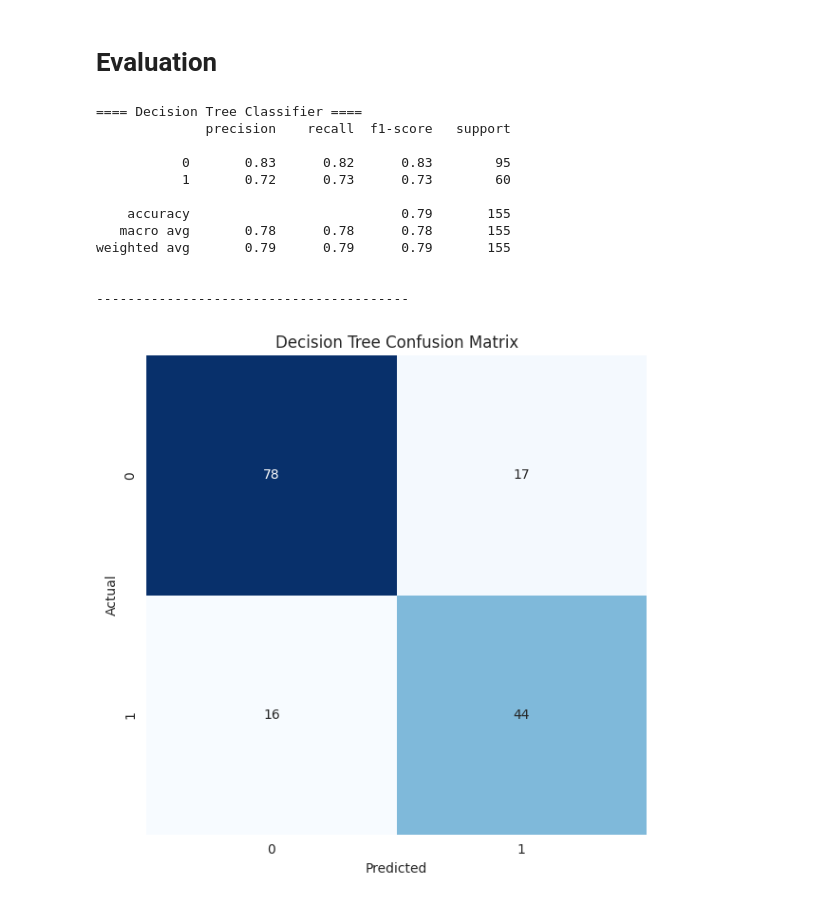
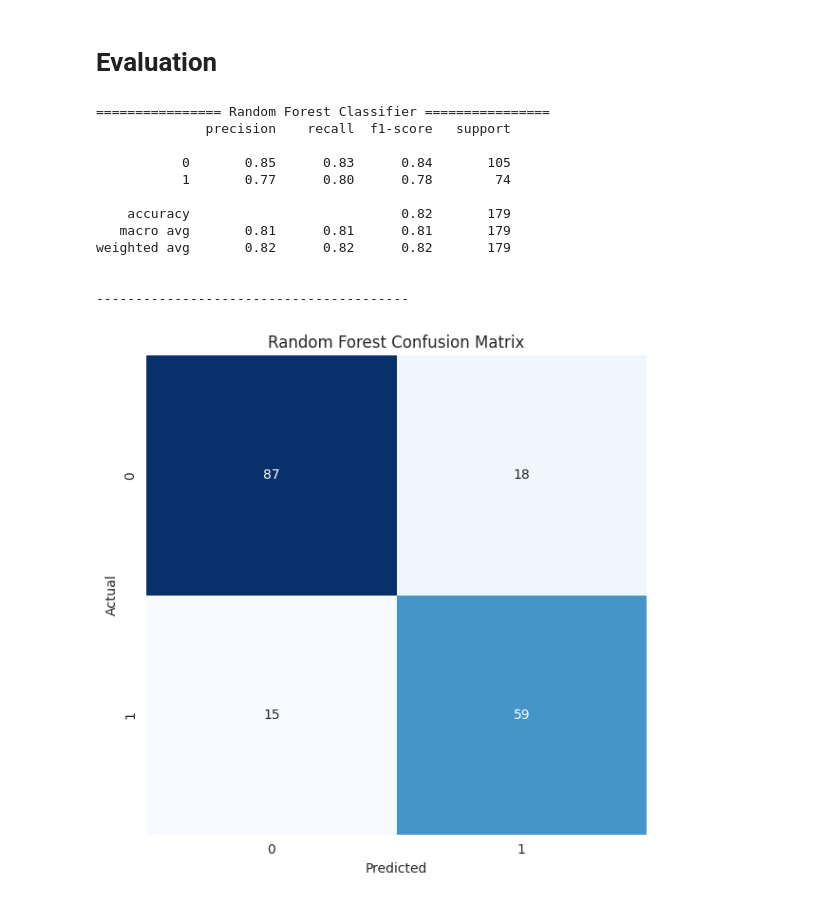
Before and after one commit to nelsooooon/titanic-survival-prediction, a Jupyter notebook: src/titanic_survival_prediction.ipynb, the cells around one changed output. Drawn from its saved outputs; the diff is of its cells as text; code cells hidden in the pictures.

```diff
--- a/src/titanic_survival_prediction.ipynb
+++ b/src/titanic_survival_prediction.ipynb
@@ -344,0 +236,6 @@ Histogram setelah standarisasi:
+# %%
+preprocessor = Pipeline(steps=[
+    ('feature_engineer', FeatureEngineer()),
+    ('feature_dropper', FeatureDropper()),
+    ('transformer', transformer)
+])
@@ -344,0 +244,11 @@ Histogram setelah standarisasi:
+# %%
+X = df.drop(columns=target_column)
+y = df[target_column]
+
+X = preprocessor.fit_transform(X)
+feature_names = preprocessor.named_steps['transformer'].get_feature_names_out()
+
+df_train = pd.DataFrame(X, columns=feature_names)
+df_train[target_column] = y.reset_index(drop=True)
+
+df_train.sample(5)
@@ -345,2 +262,7 @@ Histogram setelah standarisasi:
+# %%
+X = df_train.drop(columns=target_column)
+y = df_train['Survived']
+
+X_train, X_test, y_train, y_test = train_test_split(X, y, test_size=0.2, random_state=42)
 # %% [markdown]
 # **Modelling**
@@ -352,3 +268,0 @@ X_train, X_test, y_train, y_test = train_test_split(X, y, test_size=0.2, random_
-# %%
-model_dt = DecisionTreeClassifier(random_state=42)
-model_dt.fit(X_train, y_train)
@@ -362,32 +274,32 @@ RandomForestClassifier(random_state=42)
 # %% [markdown]
 # **Evaluation**
 # %%
-y_pred_dt = model_dt.predict(X_test)
-cm_dt = confusion_matrix(y_test, y_pred_dt)
+y_pred_rf = model_rf.predict(X_test)
+cm_rf = confusion_matrix(y_test, y_pred_rf)
 
-print("==== Decision Tree Classifier ====")
-print(classification_report(y_test, y_pred_dt))
+print("================ Random Forest Classifier ================")
+print(classification_report(y_test, y_pred_rf))
 print("\n" + "-"*40 + "\n")
 
 fig, ax = plt.subplots(figsize=(6, 6))
-sns.heatmap(cm_dt, annot=True, fmt='d', cmap='Blues', cbar=False, ax=ax)
-ax.set_title('Decision Tree Confusion Matrix')
+sns.heatmap(cm_rf, annot=True, fmt='d', cmap='Blues', cbar=False, ax=ax)
+ax.set_title('Random Forest Confusion Matrix')
 ax.set_xlabel('Predicted')
 ax.set_ylabel('Actual')
 
 fig.tight_layout()
 plt.show()
 # %% [output]
-==== Decision Tree Classifier ====
+================ Random Forest Classifier ================
               precision    recall  f1-score   support
 
-           0       0.83      0.82      0.83        95
-           1       0.72      0.73      0.73        60
+           0       0.85      0.83      0.84       105
+           1       0.77      0.80      0.78        74
 
-    accuracy                           0.79       155
-   macro avg       0.78      0.78      0.78       155
-weighted avg       0.79      0.79      0.79       155
+    accuracy                           0.82       179
+   macro avg       0.81      0.81      0.81       179
+weighted avg       0.82      0.82      0.82       179
 
 
 ----------------------------------------
-[figure, old version]
+[figure, new version]
```
Also changed, not shown: parts of 49 cells of this notebook.
